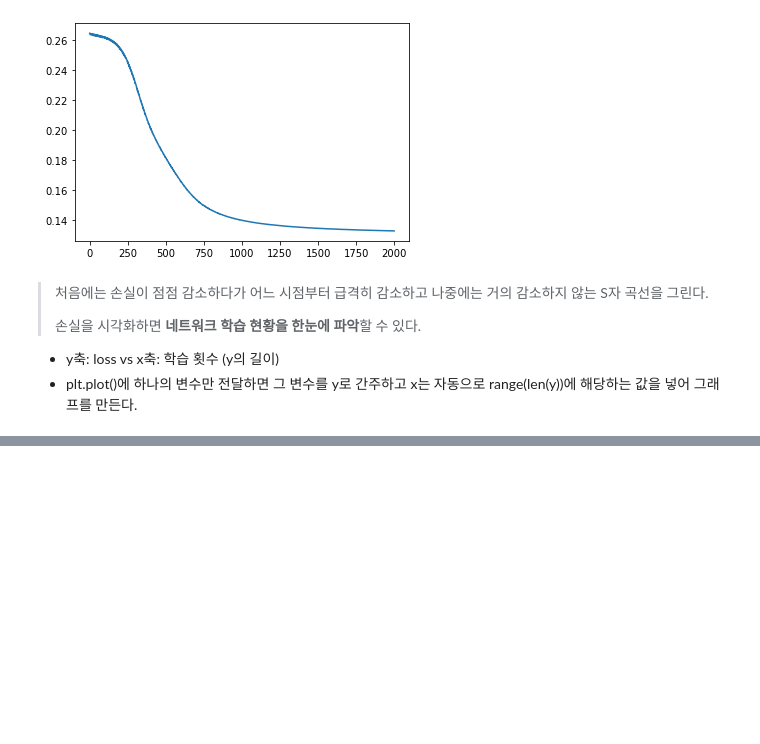
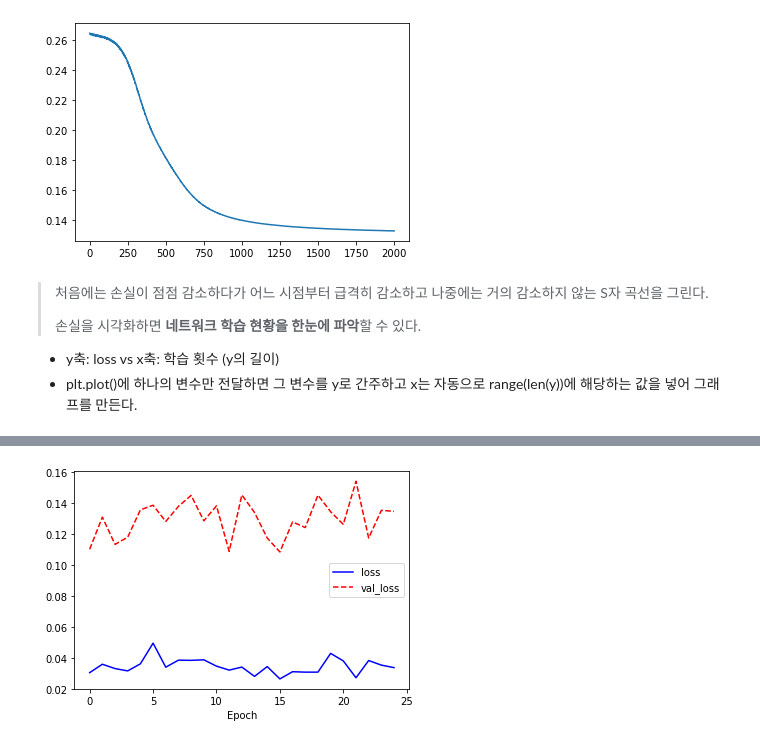
Before and after one commit to wonkwonlee/ai-study-note, a Jupyter notebook: Python-and-Data-Visualization/tensorflow.ipynb, the cells around one changed output, grey strips where cells are left out. Saved outputs shown, nothing was run; the diff lists cells and outputs as text; code cells hidden in the pictures; blank space fills up the shorter version.

Commit message:
Update tensorflow.ipynb
Update tensorflow jupyter notebook with 03/25 lecture.

```diff
--- a/Python-and-Data-Visualization/tensorflow.ipynb
+++ b/Python-and-Data-Visualization/tensorflow.ipynb
@@ -447,0 +432,8 @@ plt.show
+# %%
+import tensorflow as tf
+from tensorflow.keras.datasets import boston_housing
+(train_X, train_Y), (test_X, test_Y) = boston_housing.load_data()
+
+print(len(train_X), len(test_X))
+print(train_X[0])
+print(train_Y[0])
@@ -447,0 +474,12 @@ plt.show
+# %%
+# Create Boston Housing Dataset regression model
+model = tf.keras.Sequential([
+        # Unit값은 처음에는 큰 수로 넣고 줄여나가는 경우가 많다
+        tf.keras.layers.Dense(units=52, activation='relu', input_shape=(13,)),
+        tf.keras.layers.Dense(units=39, activation='relu'),
+        tf.keras.layers.Dense(units=26, activation='relu'),
+        tf.keras.layers.Dense(units=1)
+])
+
+model.compile(optimizer=tf.keras.optimizers.Adam(lr=0.07), loss='mse')
+model.summary()
@@ -447,0 +503,5 @@ plt.show
+# %%
+# Use 25% of data for training
+# Callback : 과적합을 막기 위해 학습 중간에 멈추는 과정
+history = model.fit(train_X, train_Y, epochs=25, batch_size=32, validation_split=0.25,
+                    callbacks=[tf.keras.callbacks.EarlyStopping(patience=3, monitor='val_loss')])
@@ -447,0 +526,11 @@ plt.show
+# %%
+# 과적합이 일어난 그래프
+
+import matplotlib.pyplot as plt
+plt.plot(history.history['loss'], 'b-', label='loss')
+plt.plot(history.history['val_loss'], 'r--', label='val_loss')
+plt.xlabel('Epoch')
+plt.legend()
+plt.show()
+# %% [output]
+[figure, added]
```
Also changed, not shown: parts of 12 cells of this notebook.
